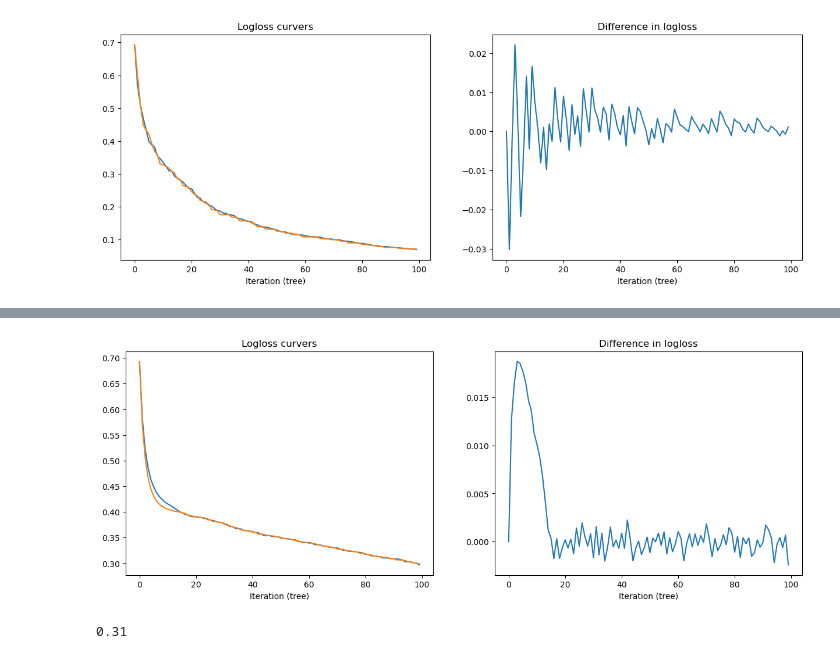
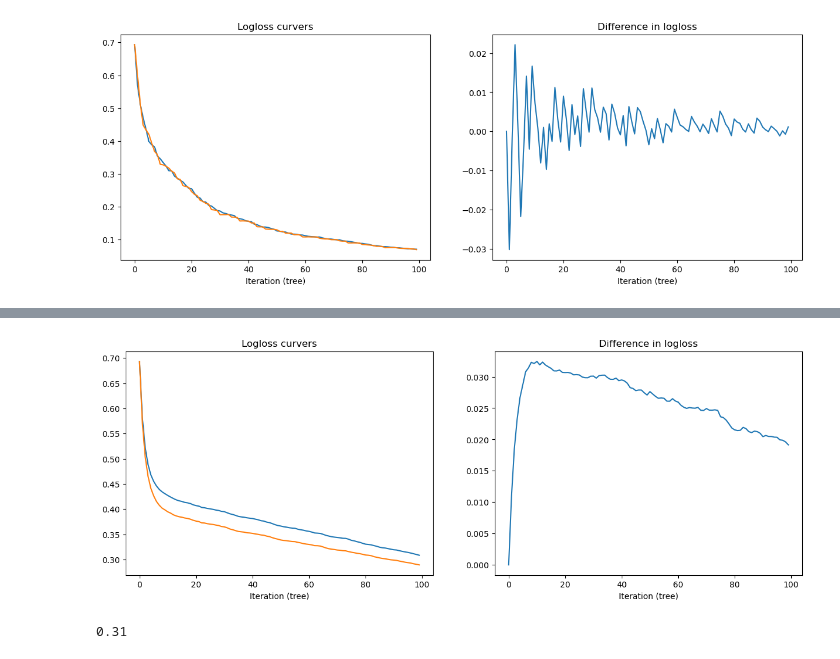
Before and after one commit to hiaac-finance/m2fgb, a Jupyter notebook: notebooks/simple_test.ipynb, the cells around one changed output, grey strips where cells are left out. Drawn from its saved outputs; the diff is of its cells as text; code cells hidden in the pictures.

Commit message:
trying to compare model with and without fairness

```diff
--- a/notebooks/simple_test.ipynb
+++ b/notebooks/simple_test.ipynb
@@ -23,15 +23,15 @@ import utils
 # %%
 param_space = {
     "min_child_weight" : FloatDistribution(0.01, 10, log = True),
-    "n_estimators" : IntDistribution(20, 100),
+    "n_estimators" : IntDistribution(20, 50),
     "eta" : FloatDistribution(0.01, 0.5),
     "max_leaves" : IntDistribution(2, 128),
-    "max_depth" : IntDistribution(3, 10),
+    "max_depth" : IntDistribution(2, 10),
     "l2_weight" : FloatDistribution(0, 100),
     "fair_weight" : FloatDistribution(0, 0)
 }
 param_space_fair = param_space.copy()
-param_space_fair["fair_weight"] = FloatDistribution(0.01, 100)
+param_space_fair["fair_weight"] = FloatDistribution(0.01, 10, log = True)
 # %%
 kf = KFold(n_splits=5, shuffle=True, random_state=42)
 results = []
@@ -120,0 +152,15 @@ results.groupby(["dataset", "fairness"]).mean().abs()
+# %%
+X, Y = data.load_dataset("german")
+model = models.XtremeFair(alpha = 0.5, n_estimators = 100, fair_weight = 0.1)
+model.fit(X, Y)
+fig = plt.figure(figsize=(15, 5))
+plt.subplot(1, 2, 1)
+plt.plot(model.group_losses[:, 0])
+plt.plot(model.group_losses[:, 1])
+plt.title("Logloss curvers")
+plt.xlabel("Iteration (tree)")
+plt.subplot(1, 2, 2)
+plt.plot(model.group_losses[:, 0] - model.group_losses[:, 1])
+plt.title("Difference in logloss")
+plt.xlabel("Iteration (tree)")
+plt.show()
@@ -135,3 +183,18 @@ plt.xlabel("Iteration (tree)")
 plt.show()
 # %% [output]
 [figure]
+# %%
+X, Y = data.load_dataset("taiwan")
+model = models.XtremeFair(alpha = 0.5, n_estimators = 100, fair_weight = 0.3)
+model.fit(X, Y)
+fig = plt.figure(figsize=(15, 5))
+plt.subplot(1, 2, 1)
+plt.plot(model.group_losses[:, 0])
+plt.plot(model.group_losses[:, 1])
+plt.title("Logloss curvers")
+plt.xlabel("Iteration (tree)")
+plt.subplot(1, 2, 2)
+plt.plot(model.group_losses[:, 0] - model.group_losses[:, 1])
+plt.title("Difference in logloss")
+plt.xlabel("Iteration (tree)")
+plt.show()
@@ -138,20 +203,20 @@ plt.show()
 # %%
 X, Y = data.load_dataset("taiwan")
-model = models.XtremeFair(alpha = 0.5, n_estimators = 100)
+model = models.XtremeFair(alpha = 0.5, n_estimators = 100, fair_weight = 0)
 model.fit(X, Y)
 fig = plt.figure(figsize=(15, 5))
 plt.subplot(1, 2, 1)
 plt.plot(model.group_losses[:, 0])
 plt.plot(model.group_losses[:, 1])
 plt.title("Logloss curvers")
 plt.xlabel("Iteration (tree)")
 plt.subplot(1, 2, 2)
 plt.plot(model.group_losses[:, 0] - model.group_losses[:, 1])
 plt.title("Difference in logloss")
 plt.xlabel("Iteration (tree)")
 plt.show()
 # %% [output]
-[figure, old version]
+[figure, new version]
 # %%
 def dual_obj_smooth(fair_weight, mu_opt_list, learning_rate, group_losses):
     def custom_obj(predt, dtrain):
```
Also changed, not shown: parts of 7 cells of this notebook.
